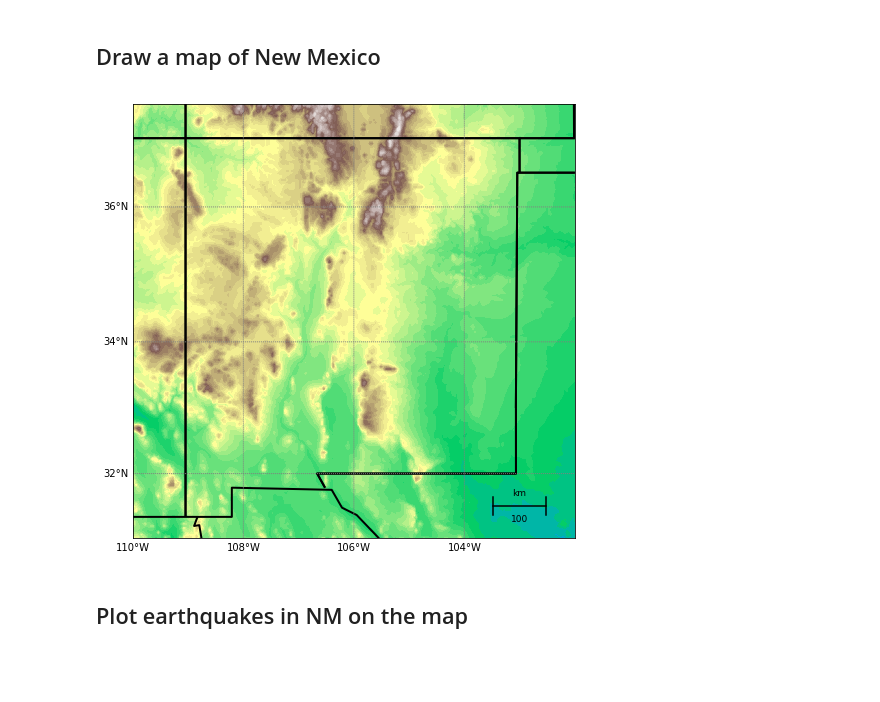
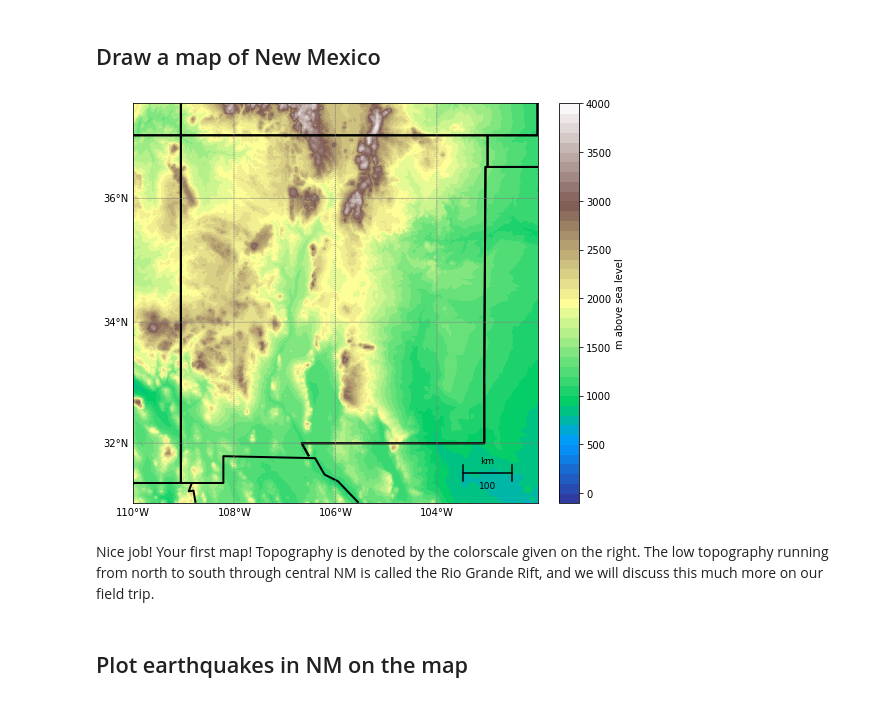
Before and after one commit to k-olsen/Earthquake_Analysis, a Jupyter notebook: Socorro_Magma_Body_Earthquakes_(4).ipynb, the cells around one changed output. Cells and saved outputs as stored; diff of their text form; code cells hidden in the pictures; blank space fills up the shorter version.

```diff
--- a/Socorro_Magma_Body_Earthquakes_(4).ipynb
+++ b/Socorro_Magma_Body_Earthquakes_(4).ipynb
@@ -186,40 +192,43 @@ lats = np.arange(yllcorner, yllcorner+cellsize*nrows, cellsize)[::dres]
 # %%
 # 1. Draw the map background
 fig = plt.figure(figsize=(8, 8))
-
-#not using these two lines of code
-# mapfig, myAx = plt.subplots()
-# myAx.plot([1,2,3])
-
 
 m = Basemap(llcrnrlon=-110.,llcrnrlat=31.,urcrnrlon=-102.,urcrnrlat=37.5,\
             resolution='l',projection='merc',\
             lat_0=40.,lon_0=-20.,lat_ts=20.)
 
 # Convert etopo1 coordinates lon/lat in ° to x/y in m
-# (From the basemap help: Calling a Basemap class instance with the arguments
+# (Calling a Basemap class instance with the arguments
 # lon, lat will convert lon/lat (in degrees) to x/y map projection coordinates
 # (in meters).)
 rlons, rlats = m(*np.meshgrid(lons,lats))
 
-# Draw etopo1, first for land and then for the ocean, with different colormaps
+# Draw etopo1 to plot topography on a colorscale
 llevels = np.arange(-100,4100,100) # check etopo.ravel().max()
 lcs = m.contourf(rlons, rlats, etopo, llevels, cmap=plt.cm.terrain)
-olevels = np.arange(-3500,1,100) # check etopo.ravel().min()
-cso = m.contourf(rlons, rlats, etopo, olevels, cmap=plt.cm.ocean)
+# olevels = np.arange(-3500,1,100) # check etopo.ravel().min()
+# cso = m.contourf(rlons, rlats, etopo, olevels, cmap=plt.cm.ocean)
 
 # #m.shadedrelief()
 m.drawparallels(np.arange(30,40,2),labels=[1,0,0,0], color = 'grey')
 m.drawmeridians(np.arange(-110,-102,2),labels=[0,0,0,1], color = 'grey')
 m.drawstates(color = 'black', linewidth = 2)
 m.drawcountries(color='black', linewidth = 2)
 
 # Add scale to map
 m.drawmapscale(-103, 31.5, -106, 32, 100, barstyle='simple', units='km', fontsize=9, yoffset=None, labelstyle='simple', fontcolor='k', fillcolor1='w', fillcolor2='k',format='%d')
+# m.colorbar(boundaries = [2000,6000])
+# m.cmap()
+# cs = m.contourf(x,y,data,clevs,cmap=cm.s3pcpn)
+# add colorbar.
+cbar = m.colorbar(lcs,location='right',pad="5%")
+cbar.set_label('m above sea level')
 
 %config InlineBackend.close_figures=False # keep figures open in pyplot
 # %% [output]
-[figure, old version]
+[figure, new version]
+# %% [markdown]
+Nice job! Your first map! Topography is denoted by the colorscale given on the right. The low topography running from north to south through central NM is called the Rio Grande Rift, and we will discuss this much more on our field trip.
 # %% [markdown]
 ## Plot earthquakes in NM on the map
 # %%
```
Also changed, not shown: parts of 59 cells of this notebook, 1 other file.
